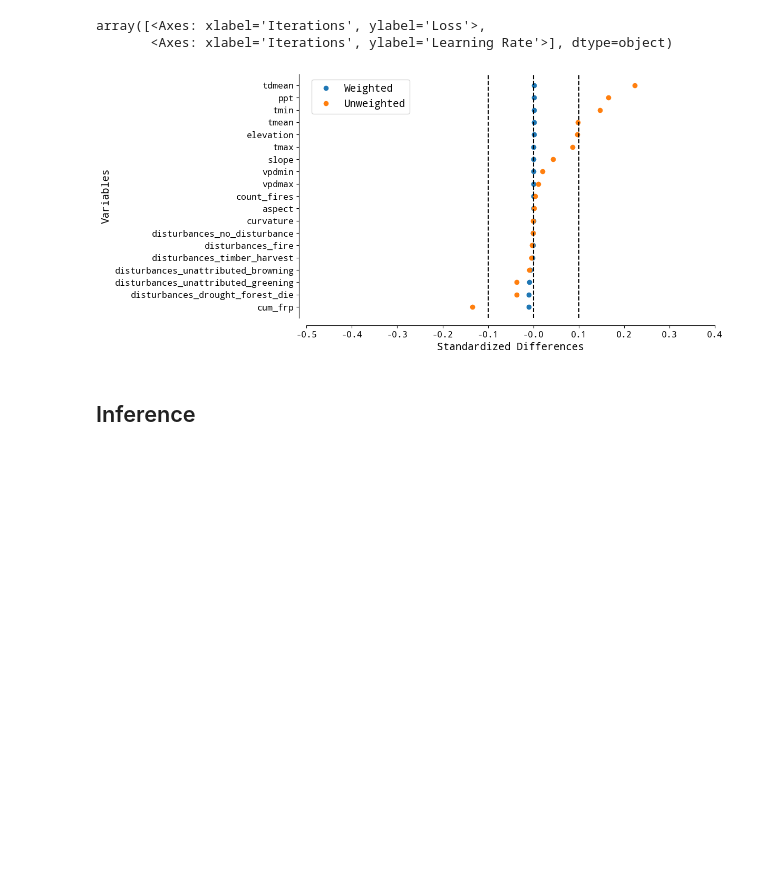
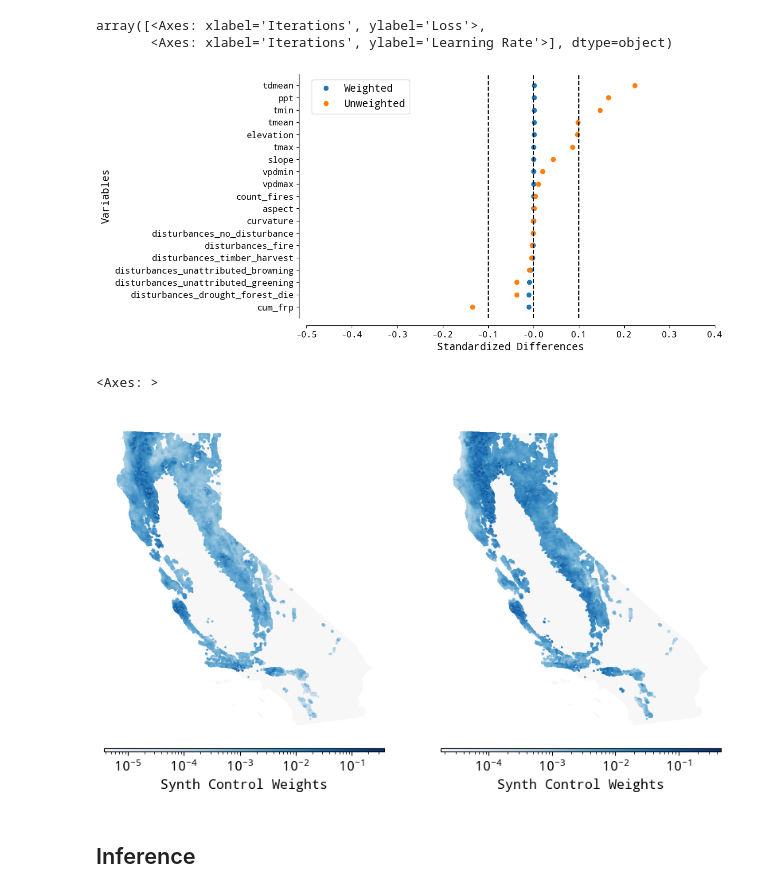
Before and after one commit to echolab-stanford/prescribed_fires, a Jupyter notebook: analysis/plot_results.ipynb, the cells around one changed output. Cells and saved outputs as stored; diff of their text form; code cells hidden in the pictures; blank space fills up the shorter version.

Commit message:
Update notebooks with plots

```diff
--- a/analysis/plot_results.ipynb
+++ b/analysis/plot_results.ipynb
@@ -28,7 +33,7 @@ from prescribed.utils import prepare_template
 plt.rcParams["font.family"] = "Noto Mono"
 
 # Set the font size to be 12
-plt.rcParams["font.size"] = 14
+plt.rcParams["font.size"] = 12
 # %%
 # Set numpy seed to get consistent plots and bootstrap stuff
 np.random.seed(42)
@@ -318,2 +147,78 @@ plot_std_diffs_focal_year(
+# %%
+fig, ax = plt.subplots(1, 2, figsize=(10, 15))
+
+# Plot emissions
+divider = make_axes_locatable(ax[0])
+cax = divider.append_axes("bottom", size="1%", pad=0.1)
+
+# Load conifers weights based on dnbr
+weights = conifers_loss["weights_dnbr"].merge(template, on="grid_id")
+weights = weights.groupby(["grid_id", "lat", "lon"], as_index=False)["weights"].mean()
+
+weights = gpd.GeoDataFrame(
+    weights,
+    geometry=gpd.points_from_xy(weights.lon, weights.lat),
+    crs="EPSG:3310",
+)
+
+norm = norm = LogNorm(vmin=weights["weights"].min(), vmax=weights["weights"].max())
+
+ca.plot(ax=ax[0], color="#d9d9d9", alpha=0.2)
+
+weights.plot(
+    ax=ax[0],
+    cax=cax,
+    column="weights",
+    cmap="Blues",
+    norm=norm,
+    legend=True,
+    legend_kwds={"label": "Synth Control Weights", "orientation": "horizontal"},
+    markersize=0.6,
+)
+# Remove the axis labels and lines
+template_plots(ax[0], no_axis=True, ylab="", xlab="")
+
+
+# Plot emissions
+divider = make_axes_locatable(ax[1])
+cax = divider.append_axes("bottom", size="1%", pad=0.1)
+
+# Load conifers weights based on dnbr
+weights = conifers_loss["weights_frp"].merge(template, on="grid_id")
+weights = weights.groupby(["grid_id", "lat", "lon"], as_index=False)["weights"].mean()
+
+weights = gpd.GeoDataFrame(
+    weights,
+    geometry=gpd.points_from_xy(weights.lon, weights.lat),
+    crs="EPSG:3310",
+)
+
+norm = norm = LogNorm(vmin=weights["weights"].min(), vmax=weights["weights"].max())
+
+ca.plot(ax=ax[1], color="#d9d9d9", alpha=0.2)
+
+weights.plot(
+    ax=ax[1],
+    cax=cax,
+    column="weights",
+    cmap="Blues",
+    norm=norm,
+    legend=True,
+    legend_kwds={"label": "Synth Control Weights", "orientation": "horizontal"},
+    markersize=0.6,
+)
+# Remove the axis labels and lines
+template_plots(ax[1], no_axis=True, ylab="", xlab="")
+
+# Save plot
+# plt.savefig(
+#     "../figs/conifers.png",
+#     bbox_inches="tight",
+#     dpi=300,
+#     transparent=True,
+# )
+# %% [output]
+<Axes: >
+[figure, added]
 # %% [markdown]
 ## Inference
```
Also changed, not shown: parts of 20 cells of this notebook, 3 other files.
